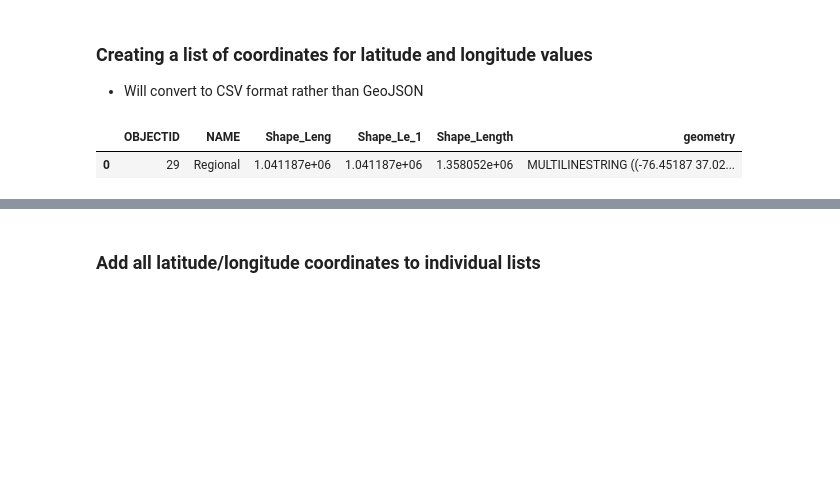
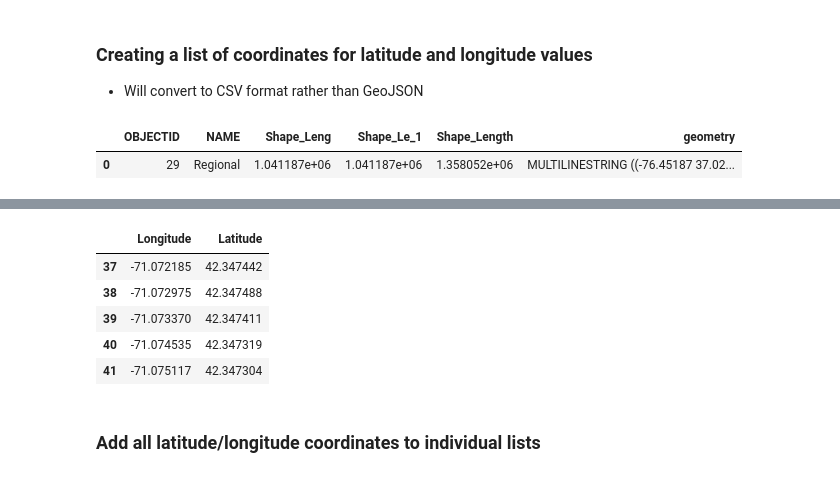
Before and after one commit to elizabeth-c-chen/data1050-amtrak-on-time-analysis, a Jupyter notebook: Determine_Station_Paths.ipynb, the cells around one changed output, grey strips where cells are left out. Saved outputs shown, nothing was run; the diff lists cells and outputs as text; code cells hidden in the pictures; blank space fills up the shorter version.

```diff
--- a/Determine_Station_Paths.ipynb
+++ b/Determine_Station_Paths.ipynb
@@ -167,3 +181,12 @@ geo_route
+# %%
+bos_bby.tail()
+# %% [output]
+|  | Longitude | Latitude |
+| 37 | -71.072185 | 42.347442 |
+| 38 | -71.072975 | 42.347488 |
+| 39 | -71.073370 | 42.347411 |
+| 40 | -71.074535 | 42.347319 |
+| 41 | -71.075117 | 42.347304 |
 # %% [markdown]
 ### Add all latitude/longitude coordinates to individual lists
 # %%
```
Also changed, not shown: parts of 23 cells of this notebook, 8 other files.
